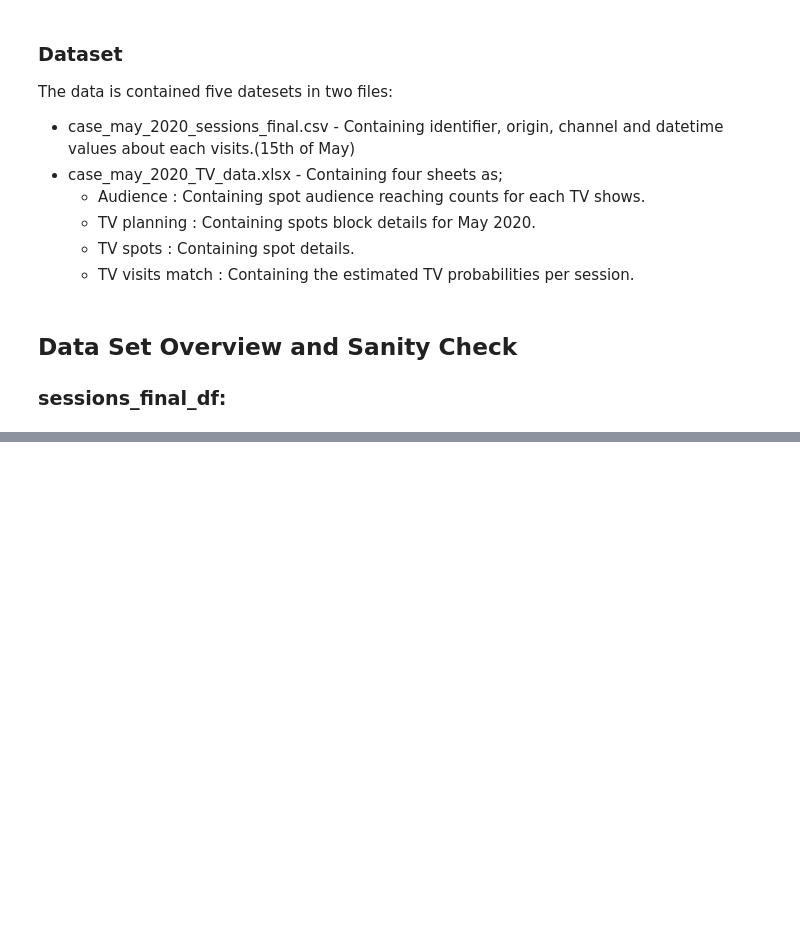
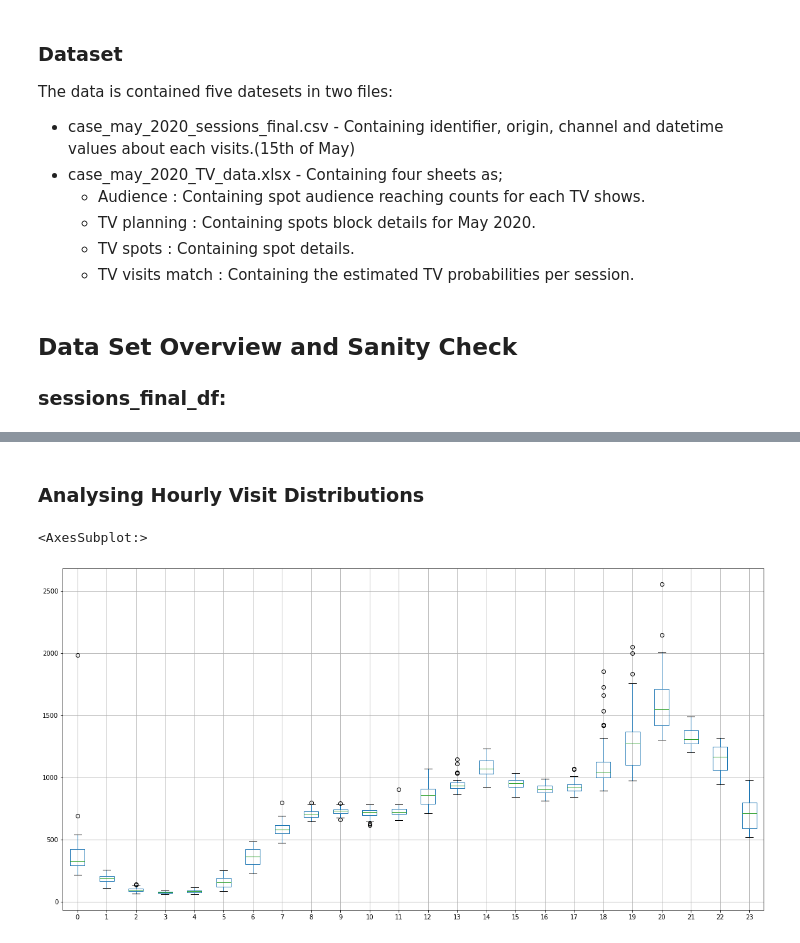
Before and after one commit to ElifKarakutukDinc/e-commerce_tv_spot_attribution_analysis, a Jupyter notebook: EDA_2.ipynb, the cells around one changed output, grey strips where cells are left out. Saved outputs shown, nothing was run; the diff lists cells and outputs as text; code cells hidden in the pictures; blank space fills up the shorter version.

```diff
--- a/EDA_2.ipynb
+++ b/EDA_2.ipynb
@@ -58,0 +127,24 @@ The data is contained five datesets in two files:
+# %%
+# counting identifiers by date column
+visit_count_minute_df = (
+    sessions_final_df.groupby(by=["date_hour_minute"])["identifier"]
+    .count()
+    .reset_index()
+)
+# %%
+# changing the format of the date column
+visit_count_minute_df["date_hour_minute"] = pd.to_datetime(
+    visit_count_minute_df["date_hour_minute"]
+)
+# %%
+# adding hour column to be used in the furhter analysis
+visit_count_minute_df["date_hour"] = visit_count_minute_df["date_hour_minute"].dt.hour
+# %% [markdown]
+### Analysing Hourly Visit Distributions
+# %%
+visit_count_minute_df.pivot(columns="date_hour", values="identifier").boxplot(
+    figsize=(20, 10)
+)
+# %% [output]
+<AxesSubplot:>
+[figure, added]
```
Also changed, not shown: parts of 12 cells of this notebook.
